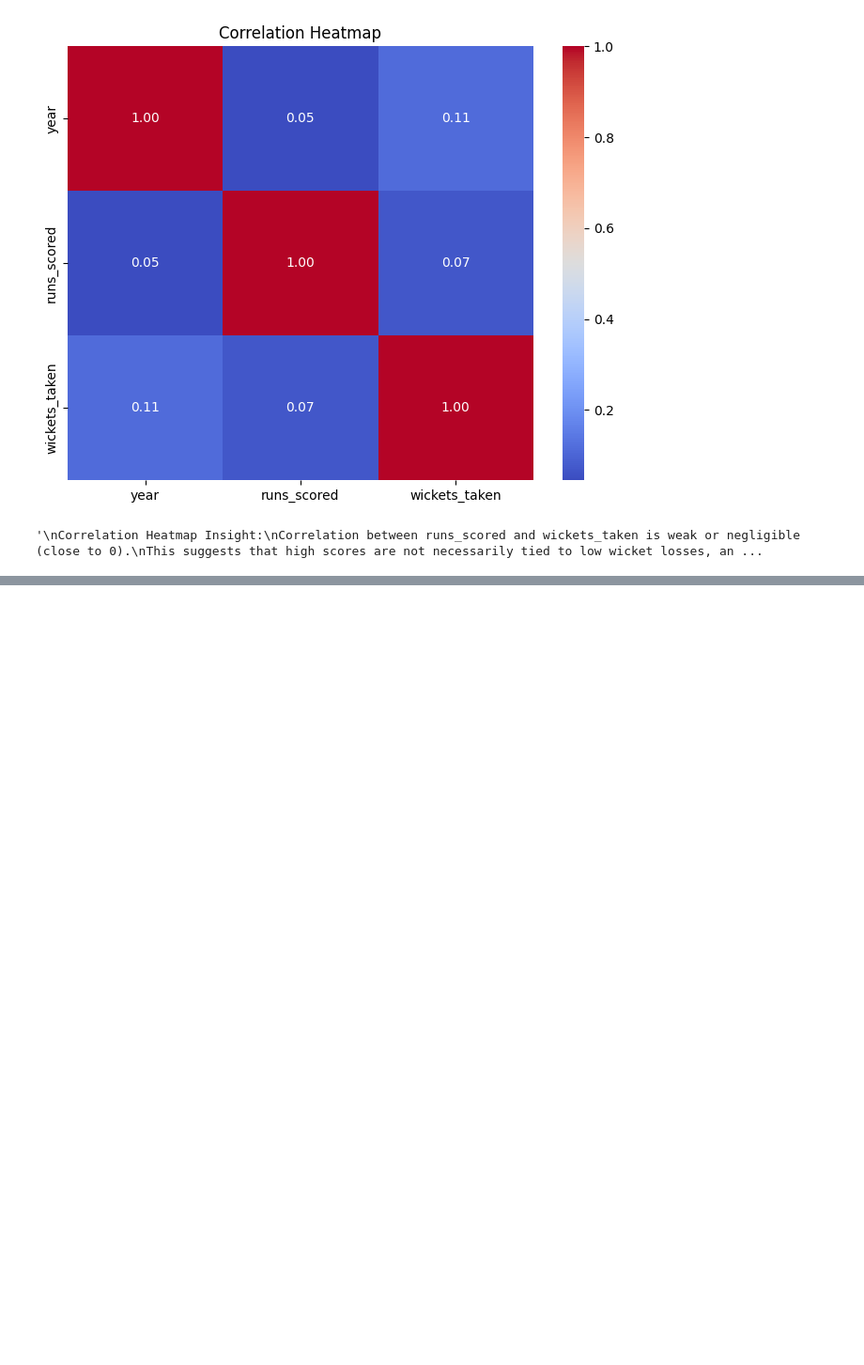
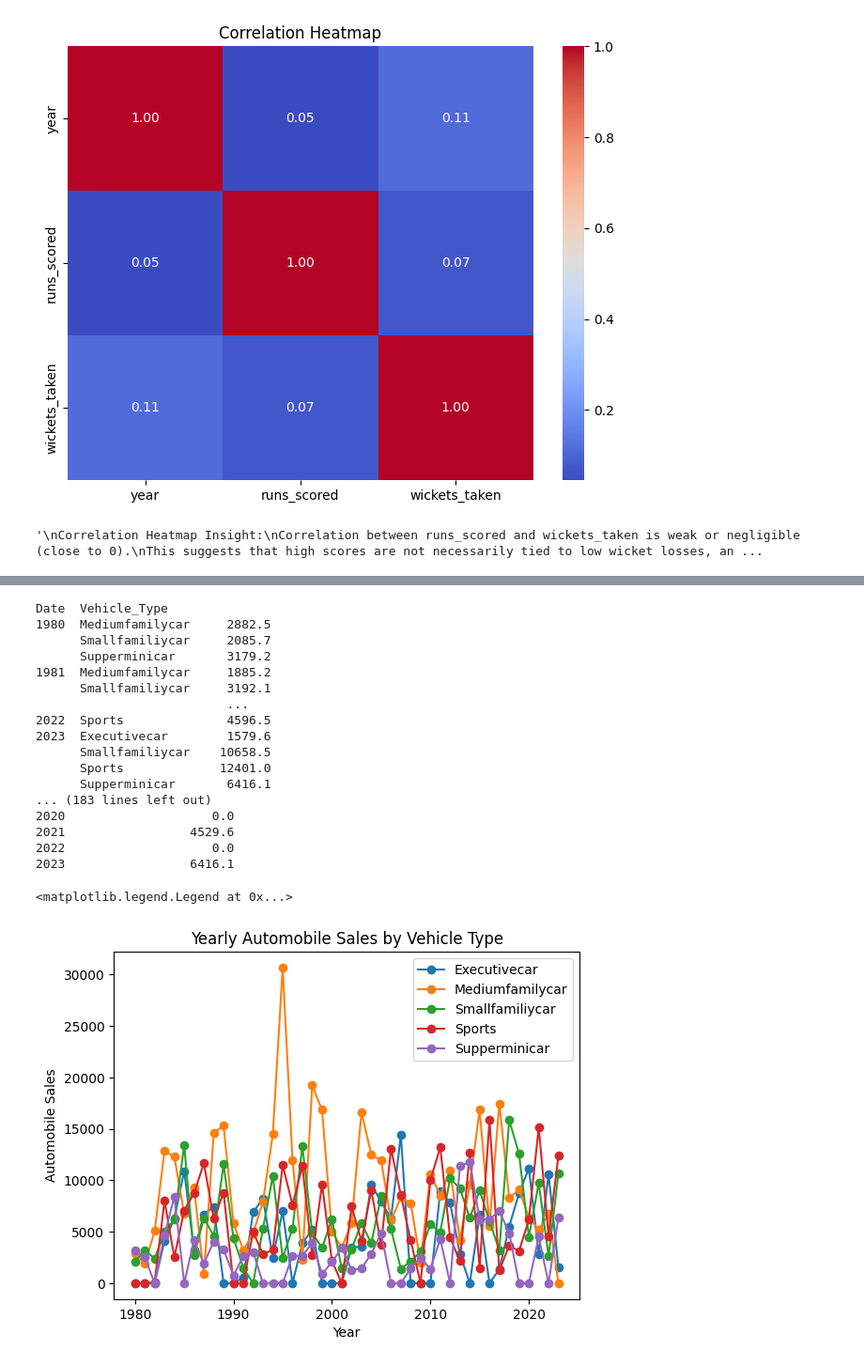
Before and after one commit to Parinita-Jain/AWP, a Jupyter notebook: ipl_data_on_data_for_visualization.ipynb, the cells around one changed output, grey strips where cells are left out. Shown at 94% size. Saved outputs shown, nothing was run; the diff lists cells and outputs as text; code cells hidden in the pictures; blank space fills up the shorter version.

```diff
--- a/ipl_data_on_data_for_visualization.ipynb
+++ b/ipl_data_on_data_for_visualization.ipynb
@@ -861,0 +1042,40 @@ import matplotlib.pyplot as plt
+# %%
+'''
+2.PLOT DIFFERENT LINES FOR CATEGORIES OF VEHICLE TYPE
+AND ANALYSE THE TREND TO ANSWER THE QUESTION IS THERE
+A NOTICEABLE DIFFERENCE IN SALES TRENDS BETWEEN
+DIFFERENT VEHICLE TYPES DURING RECESSION PERIODS
+'''
+yearly_sales_by_type=df.groupby([df["Date"].dt.year,"Vehicle_Type"])["Automobile_Sales"].sum()
+print(yearly_sales_by_type)
+yearly_sales_by_type=yearly_sales_by_type.unstack(level=1)
+print(yearly_sales_by_type)
+yearly_sales_by_type=yearly_sales_by_type.fillna(0)
+print(yearly_sales_by_type)
+for col in yearly_sales_by_type.columns:
+    plt.plot(yearly_sales_by_type.index,yearly_sales_by_type[col].values,marker="o",label=col)
+plt.xlabel("Year")
+plt.ylabel("Automobile Sales")
+plt.title("Yearly Automobile Sales by Vehicle Type")
+plt.legend()
+#
+# %% [output]
+Date  Vehicle_Type
+1980  Mediumfamilycar     2882.5
+      Smallfamiliycar     2085.7
+      Supperminicar       3179.2
+1981  Mediumfamilycar     1885.2
+      Smallfamiliycar     3192.1
+                          ...
+2022  Sports              4596.5
+2023  Executivecar        1579.6
+      Smallfamiliycar    10658.5
+      Sports             12401.0
+      Supperminicar       6416.1
+... (183 lines left out)
+2020                    0.0
+2021                 4529.6
+2022                    0.0
+2023                 6416.1
+<matplotlib.legend.Legend at 0x...>
+[figure, added]
```
Also changed, not shown: parts of 39 cells of this notebook.
